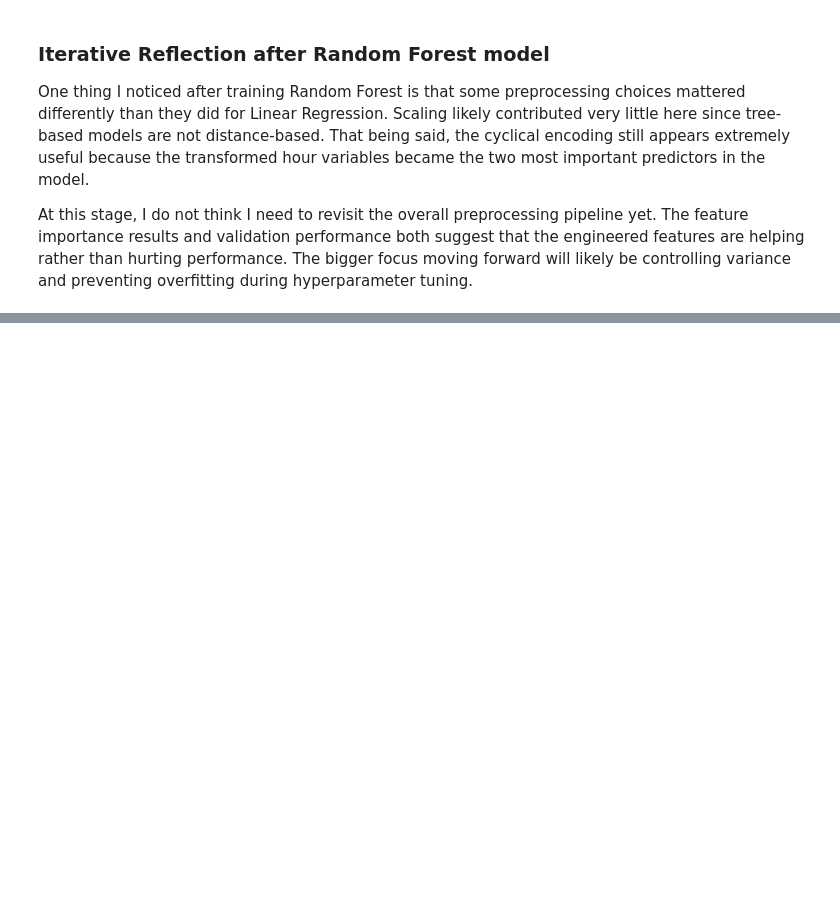
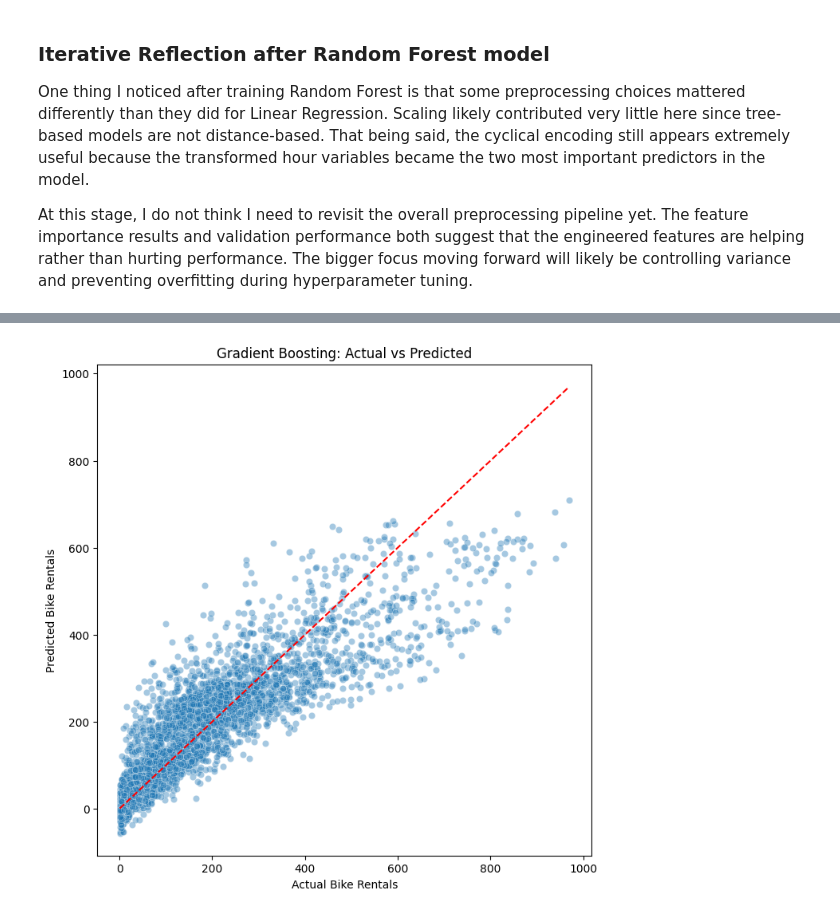
Before and after one commit to neerapatel5/ML-fundamentals-2026, a Jupyter notebook: Assignment_2_Neera_Patel.ipynb, the cells around one changed output, grey strips where cells are left out. Saved outputs shown, nothing was run; the diff lists cells and outputs as text; code cells hidden in the pictures; blank space fills up the shorter version.

```diff
--- a/Assignment_2_Neera_Patel.ipynb
+++ b/Assignment_2_Neera_Patel.ipynb
@@ -818,0 +924,24 @@ At this stage, I do not think I need to revisit the overall preprocessing pipeli
+# %%
+## actual v predicted
+plt.figure(figsize=(8,8))
+
+sns.scatterplot(
+    x=y_val,
+    y=gbr_val_pred,
+    alpha=0.4
+)
+
+plt.plot(
+    [y_val.min(), y_val.max()],
+    [y_val.min(), y_val.max()],
+    color="red",
+    linestyle="--"
+)
+
+plt.xlabel("Actual Bike Rentals")
+plt.ylabel("Predicted Bike Rentals")
+plt.title("Gradient Boosting: Actual vs Predicted")
+
+plt.show()
+# %% [output]
+[figure, added]
```
Also changed, not shown: parts of 16 cells of this notebook.
